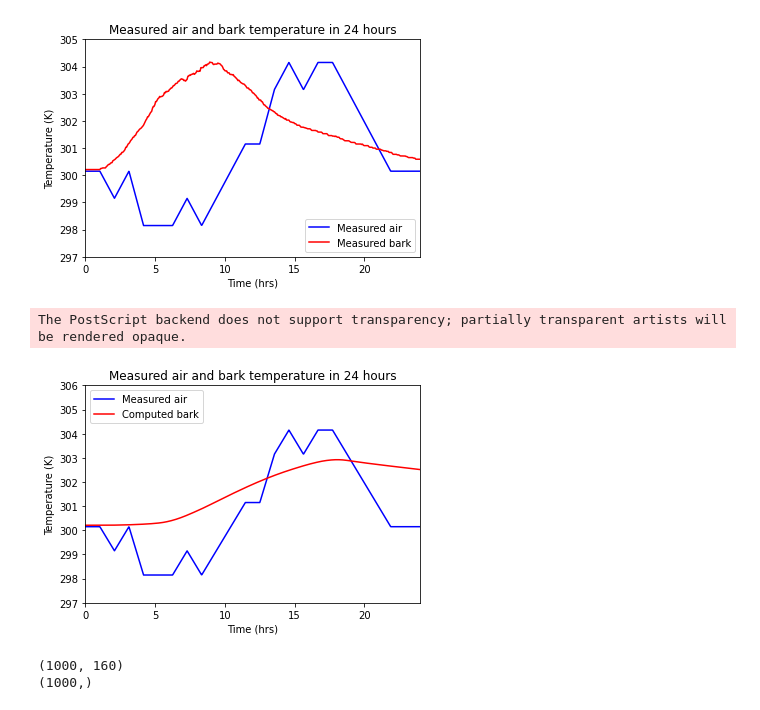
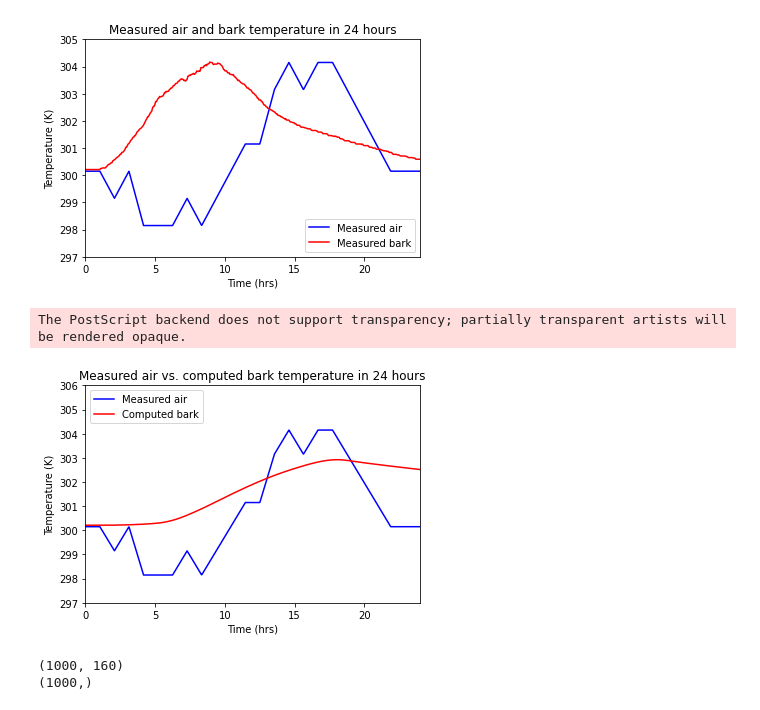
Before and after one commit to yajuna/treeRemote, a Jupyter notebook: notebook/treePower.ipynb, the cells around one changed output. Drawn from its saved outputs; the diff is of its cells as text; code cells hidden in the pictures.

```diff
--- a/notebook/treePower.ipynb
+++ b/notebook/treePower.ipynb
@@ -754,19 +757,19 @@ plt.show()
 # %% [output]
 [figure]
 # %%
-# Plot air temperature and computed bark temperature
+# Plot measured air temperature and computed bark temperature
 
-plt.plot(time, T_air, 'b-', label='Measured air ')
+plt.plot(time, T_air, 'b-', label='Measured air')
 plt.plot(time, solutionArray[:,-1], 'r-', label='Computed bark')
 plt.legend(loc="upper left")
-message = f"Measured air and bark temperature in 24 hours"
+message = f"Measured air vs. computed bark temperature in 24 hours"
 plt.title(message)
 plt.axis([0, 24, 297, 306])
 plt.xlabel('Time (hrs)')
 plt.ylabel('Temperature (K)')
 plt.savefig(savefigpath + 'compare_bark_temp' + '.eps', format='eps', dpi=300,bbox_inches='tight')
 plt.show()
 # %% [output]
 The PostScript backend does not support transparency; partially transparent artists will be rendered opaque.
-[figure, old version]
+[figure, new version]
 # %%
```
Also changed, not shown: parts of 7 cells of this notebook.
